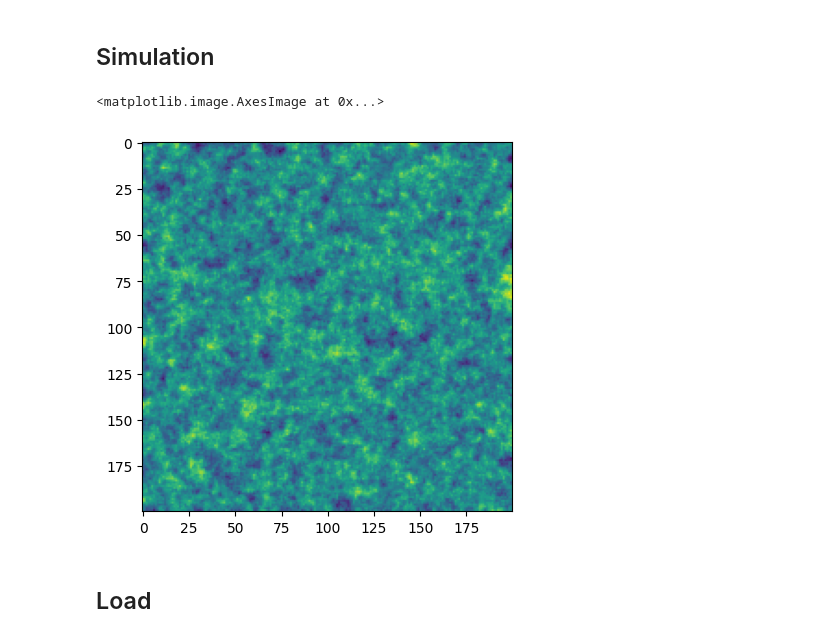
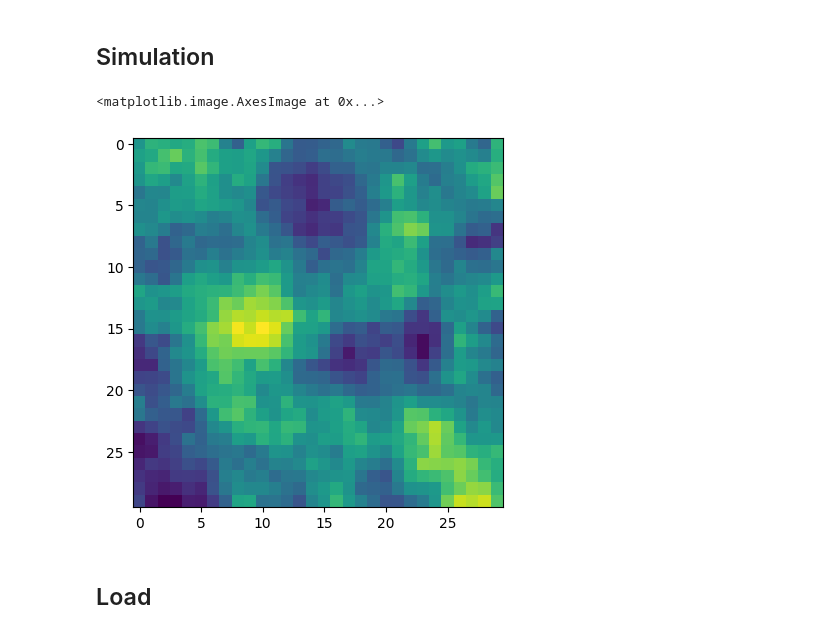
Before and after one commit to DarenXL/Neural_ST_inference, a Jupyter notebook: Code GNN/Amortized_Methods_Geostatistics_Spatio-Temporal-2D.ipynb, the cells around one changed output. Cells and saved outputs as stored; diff of their text form; code cells hidden in the pictures.

```diff
--- a/Code GNN/Amortized_Methods_Geostatistics_Spatio-Temporal-2D.ipynb
+++ b/Code GNN/Amortized_Methods_Geostatistics_Spatio-Temporal-2D.ipynb
@@ -53,7 +53,7 @@ gdoc.setNoScroll()
 # %%
 device = torch.device("cuda:1" if torch.cuda.is_available() else "cpu")
 # %%
-data_path = "data/spatiotemporal_2D_small"
+data_path = "data/wallpaper_spatiotemporal_2D_small"
 data_name = "samples_square.h5"
 
 os.makedirs(data_path, exist_ok=True)
@@ -100,11 +100,29 @@ simulation_matern(data_path + '/' + data_name, n=n_all, sizes=sample_size)
 # %%
 with h5py.File(data_path + '/' + data_name, 'r') as hdf:
-    batch = hdf['samples'][10:15]
+    batch = hdf['samples'][0]
+plt.imshow(batch)
 
-plt.imshow(batch[2])
+# width_px = 2560
+# height_px = 1440
+# dpi = 100
+
+# fig = plt.figure(figsize=(width_px/dpi, height_px/dpi), dpi=dpi)
+# ax = plt.Axes(fig, [0., 0., 1., 1.])
+# fig.add_axes(ax)
+
+# ax.imshow(batch[:1440, :2560], cmap='bone') #cividis # YlGn # Pastel1 # bone # copper
+# ax.axis('off')
+
+# plt.savefig(
+#     'wallpaper3.png',
+#     dpi=dpi,
+#     pad_inches=0
+# )
+
+# plt.close()
 # %% [output]
 <matplotlib.image.AxesImage at 0x...>
-[figure, old version]
+[figure, new version]
 # %% [markdown]
 ## Load
 # %%
```
Also changed, not shown: parts of 14 cells of this notebook, 2 other files.
